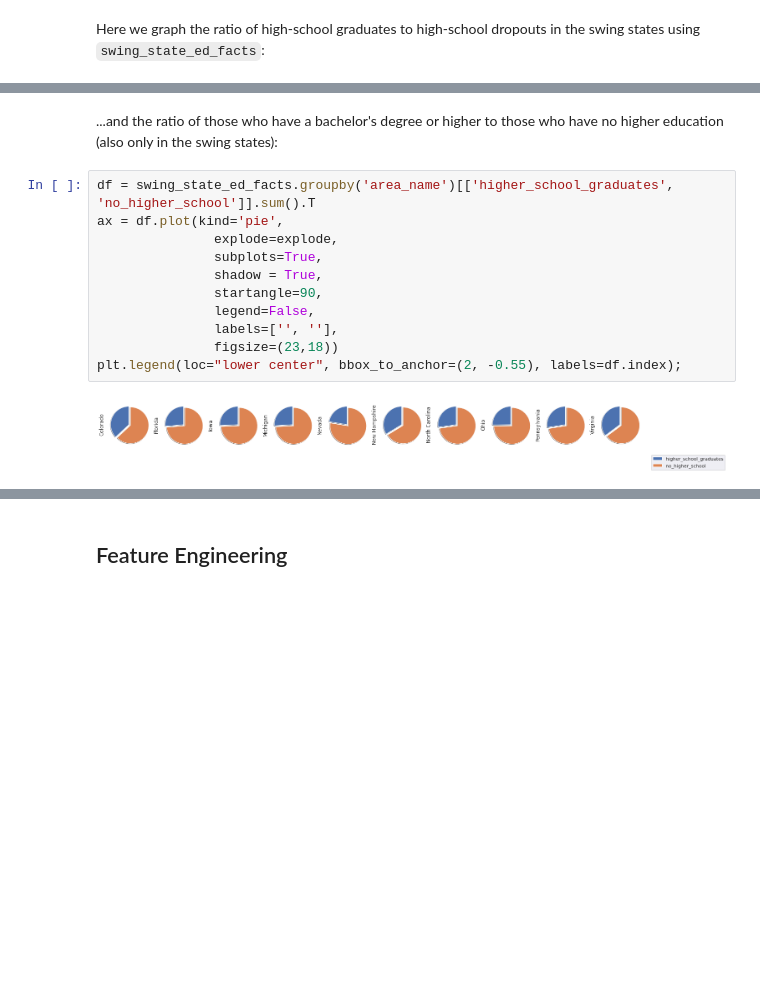
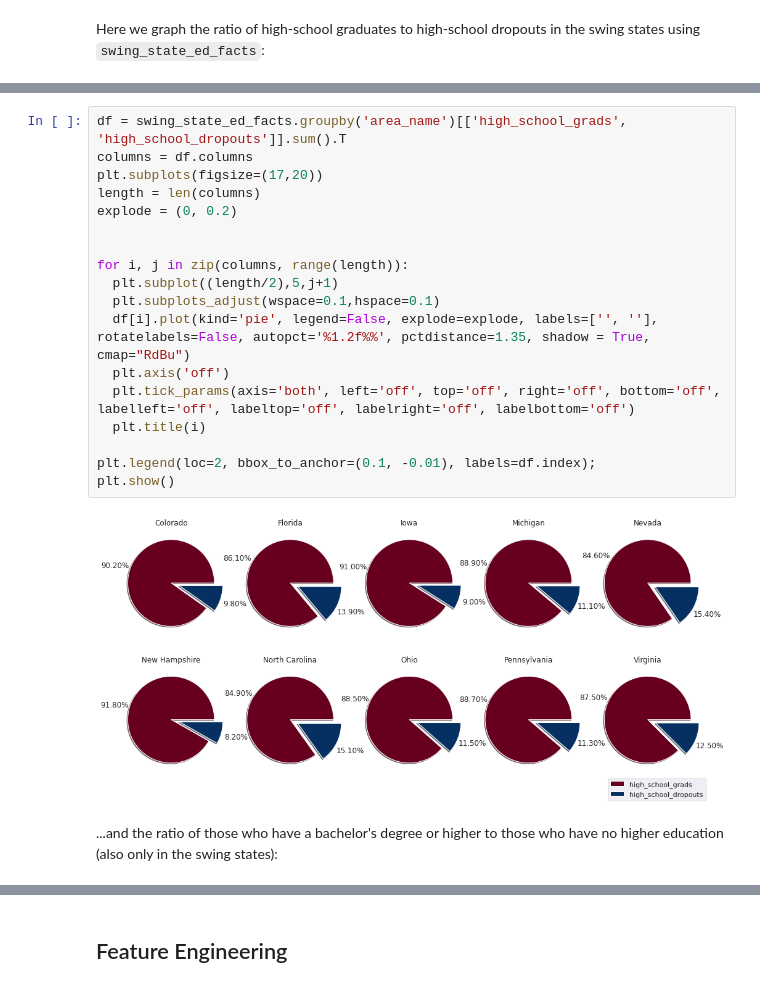
Before and after one commit to virbickt/aers, a Jupyter notebook: Untitled8.ipynb, the cells around one changed output, grey strips where cells are left out. Saved outputs shown, nothing was run; the diff lists cells and outputs as text; blank space fills up the shorter version.

```diff
--- a/Untitled8.ipynb
+++ b/Untitled8.ipynb
@@ -294,15 +312,22 @@ plt.legend(loc="lower center", bbox_to_anchor=(2, -0.55), labels=df.index);
+# %%
+df = swing_state_ed_facts.groupby('area_name')[['high_school_grads', 'high_school_dropouts']].sum().T
+columns = df.columns
+plt.subplots(figsize=(17,20))
+length = len(columns)
+explode = (0, 0.2)
+
+
+for i, j in zip(columns, range(length)):
+  plt.subplot((length/2),5,j+1)
+  plt.subplots_adjust(wspace=0.1,hspace=0.1)
+  df[i].plot(kind='pie', legend=False, explode=explode, labels=['', ''], rotatelabels=False, autopct='%1.2f%%', pctdistance=1.35, shadow = True, cmap="RdBu")
+  plt.axis('off')
+  plt.tick_params(axis='both', left='off', top='off', right='off', bottom='off', labelleft='off', labeltop='off', labelright='off', labelbottom='off')
+  plt.title(i)
+
+plt.legend(loc=2, bbox_to_anchor=(0.1, -0.01), labels=df.index);
+plt.show()
+# %% [output]
+[figure, added]
 # %% [markdown]
 ...and the ratio of those who have a bachelor's degree or higher to those who have no higher education (also only in the swing states):
-# %%
-df = swing_state_ed_facts.groupby('area_name')[['higher_school_graduates', 'no_higher_school']].sum().T
-ax = df.plot(kind='pie',
-               explode=explode,
-               subplots=True,
-               shadow = True,
-               startangle=90,
-               legend=False,
-               labels=['', ''],
-               figsize=(23,18))
-plt.legend(loc="lower center", bbox_to_anchor=(2, -0.55), labels=df.index);
-# %% [output]
-[figure, removed]
```
Also changed, not shown: parts of 8 cells of this notebook.
